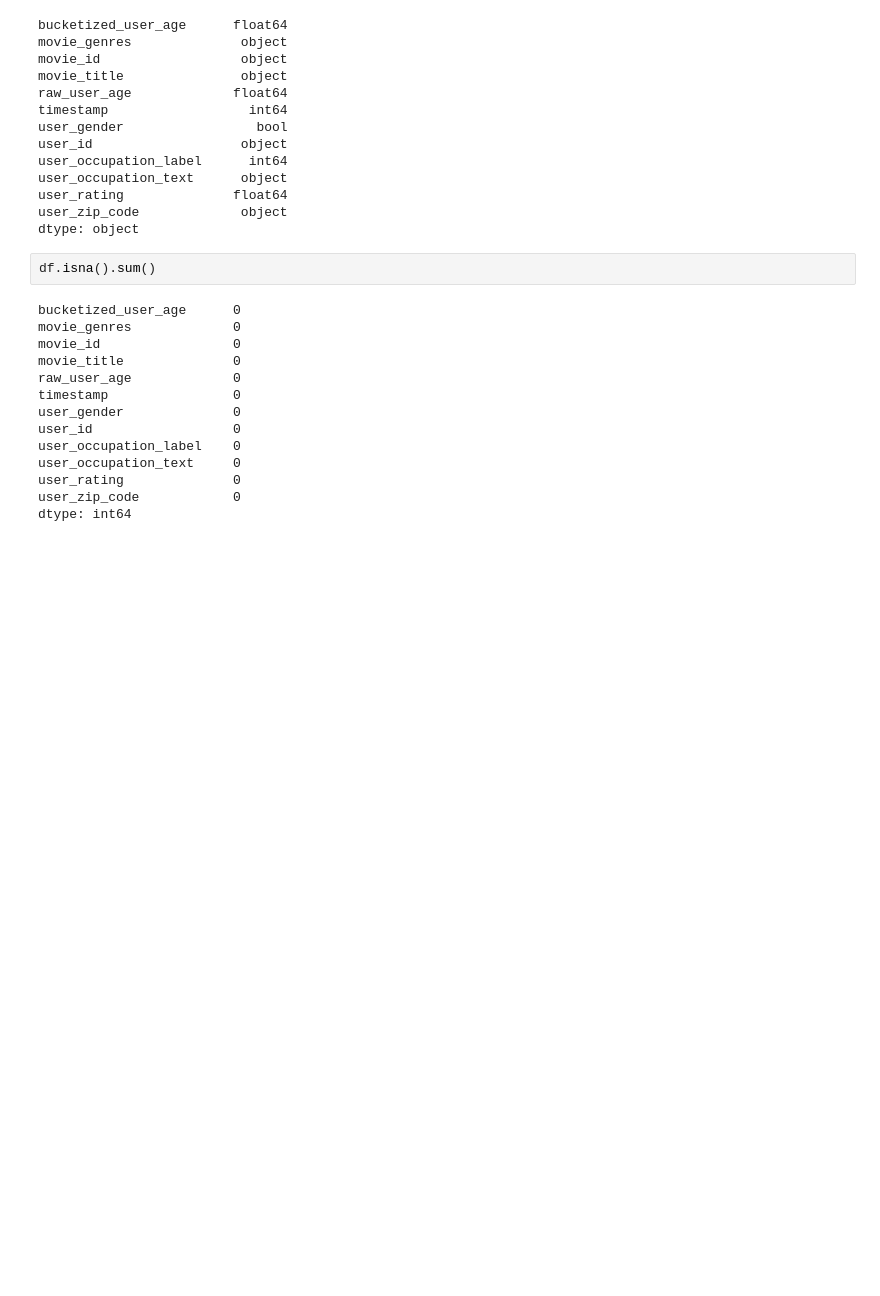
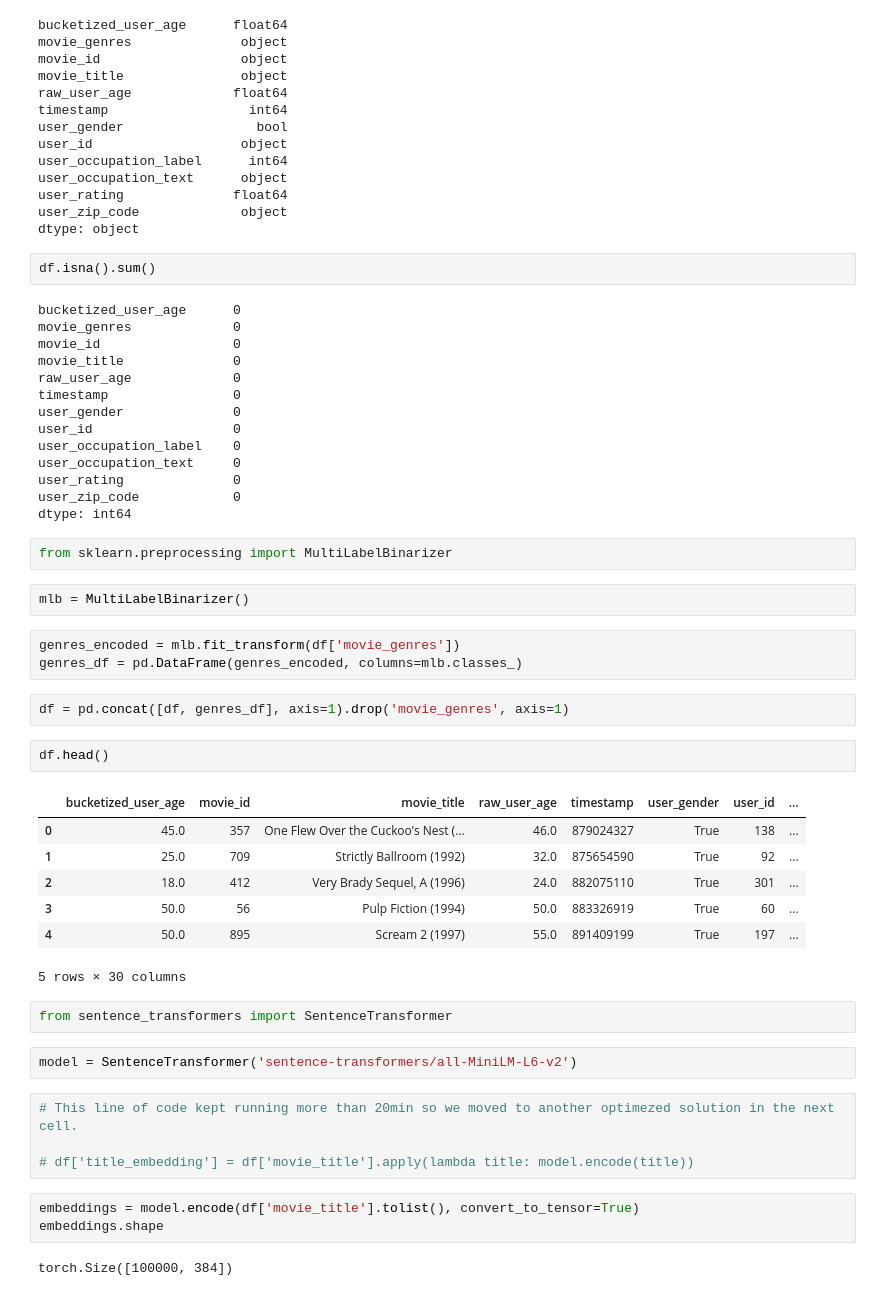
Before and after one commit to AmineMrabet12/Multi-Tower-Model, a Jupyter notebook: notebooks/explore_data.ipynb, the cells around one changed output. Cells and saved outputs as stored; diff of their text form; blank space fills up the shorter version.

Commit message:
Transforming data

```diff
--- a/notebooks/explore_data.ipynb
+++ b/notebooks/explore_data.ipynb
@@ -43,3 +119,35 @@ user_occupation_text     0
 user_rating              0
 user_zip_code            0
 dtype: int64
+# %%
+from sklearn.preprocessing import MultiLabelBinarizer
+# %%
+mlb = MultiLabelBinarizer()
+# %%
+genres_encoded = mlb.fit_transform(df['movie_genres'])
+genres_df = pd.DataFrame(genres_encoded, columns=mlb.classes_)
+# %%
+df = pd.concat([df, genres_df], axis=1).drop('movie_genres', axis=1)
+# %%
+df.head()
+# %% [output]
+|  | bucketized_user_age | movie_id | movie_title | raw_user_age | timestamp | user_gender | user_id | ... |
+| 0 | 45.0 | 357 | One Flew Over the Cuckoo's Nest (... | 46.0 | 879024327 | True | 138 | ... |
+| 1 | 25.0 | 709 | Strictly Ballroom (1992) | 32.0 | 875654590 | True | 92 | ... |
+| 2 | 18.0 | 412 | Very Brady Sequel, A (1996) | 24.0 | 882075110 | True | 301 | ... |
+| 3 | 50.0 | 56 | Pulp Fiction (1994) | 50.0 | 883326919 | True | 60 | ... |
+| 4 | 50.0 | 895 | Scream 2 (1997) | 55.0 | 891409199 | True | 197 | ... |
+5 rows × 30 columns
+# %%
+from sentence_transformers import SentenceTransformer
+# %%
+model = SentenceTransformer('sentence-transformers/all-MiniLM-L6-v2')
+# %%
+# This line of code kept running more than 20min so we moved to another optimezed solution in the next cell.
+
+# df['title_embedding'] = df['movie_title'].apply(lambda title: model.encode(title))
+# %%
+embeddings = model.encode(df['movie_title'].tolist(), convert_to_tensor=True)
+embeddings.shape
+# %% [output]
+torch.Size([100000, 384])
```
Also changed, not shown: parts of 14 cells of this notebook, 1 other file.
